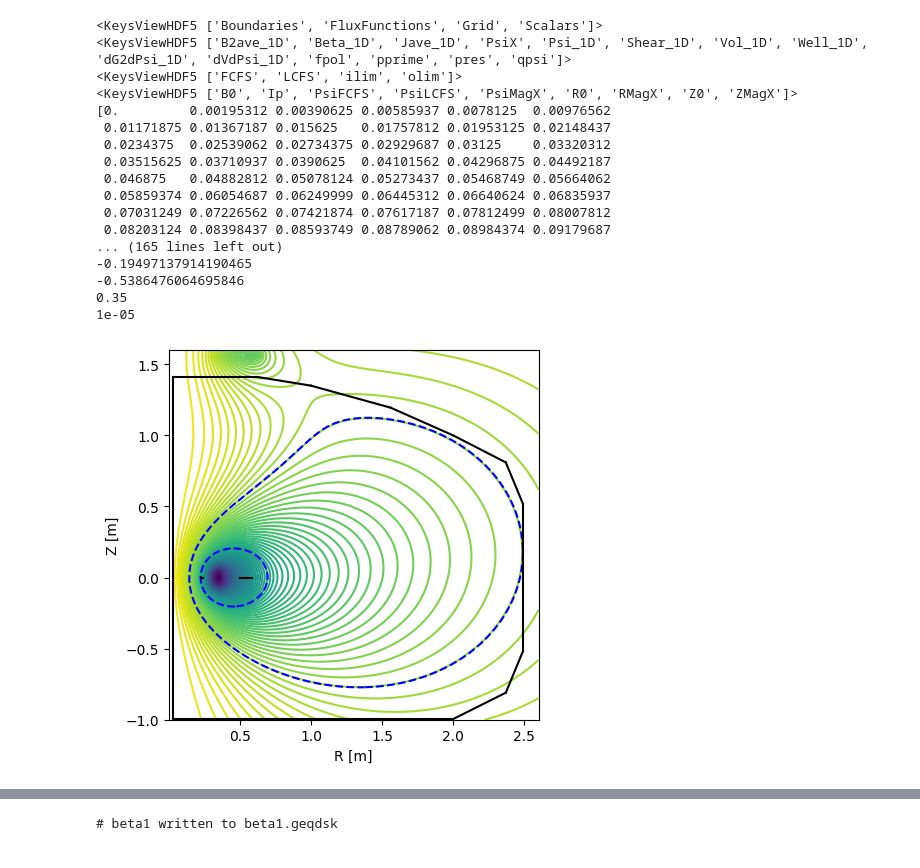
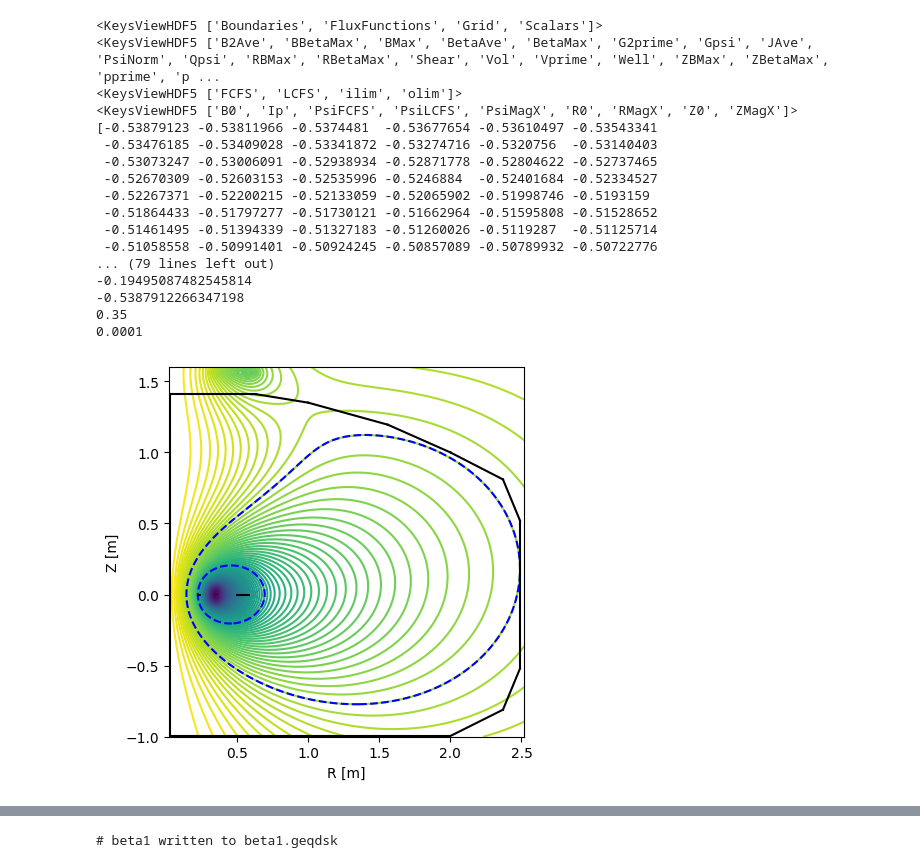
Before and after one commit to dgarnier/dipoleq, a Jupyter notebook: postprocess/hdf2efit.ipynb, the cells around one changed output, grey strips where cells are left out. Cells and saved outputs as stored; diff of their text form; code cells hidden in the pictures.

```diff
--- a/postprocess/hdf2efit.ipynb
+++ b/postprocess/hdf2efit.ipynb
@@ -11,7 +11,7 @@ with h5py.File('../Testing/beta1.h5','r') as h5f:
     S = h5f['/Scalars']
     print(S.keys())
     #print(FF["PsiX"][()])
-    print(FF["Psi_1D"][()])
+    print(FF["psi"][()])
     print(h5f['Scalars/PsiMagX'][()])
     print(h5f["Scalars/PsiLCFS"][()])
     print(h5f["Scalars/PsiFCFS"][()])
@@ -19,43 +19,43 @@ with h5py.File('../Testing/beta1.h5','r') as h5f:
     print(h5f["Scalars/B0"][()])
 # %% [output]
 <KeysViewHDF5 ['Boundaries', 'FluxFunctions', 'Grid', 'Scalars']>
-<KeysViewHDF5 ['B2ave_1D', 'Beta_1D', 'Jave_1D', 'PsiX', 'Psi_1D', 'Shear_1D', 'Vol_1D', 'Well_1D', 'dG2dPsi_1D', 'dVdPsi_1D', 'fpol', 'pprime', 'pres', 'qpsi']>
+<KeysViewHDF5 ['B2Ave', 'BBetaMax', 'BMax', 'BetaAve', 'BetaMax', 'G2prime', 'Gpsi', 'JAve', 'PsiNorm', 'Qpsi', 'RBMax', 'RBetaMax', 'Shear', 'Vol', 'Vprime', 'Well', 'ZBMax', 'ZBetaMax', 'pprime', 'p ...
 <KeysViewHDF5 ['FCFS', 'LCFS', 'ilim', 'olim']>
 <KeysViewHDF5 ['B0', 'Ip', 'PsiFCFS', 'PsiLCFS', 'PsiMagX', 'R0', 'RMagX', 'Z0', 'ZMagX']>
-[0.         0.00195312 0.00390625 0.00585937 0.0078125  0.00976562
- 0.01171875 0.01367187 0.015625   0.01757812 0.01953125 0.02148437
- 0.0234375  0.02539062 0.02734375 0.02929687 0.03125    0.03320312
- 0.03515625 0.03710937 0.0390625  0.04101562 0.04296875 0.04492187
- 0.046875   0.04882812 0.05078124 0.05273437 0.05468749 0.05664062
- 0.05859374 0.06054687 0.06249999 0.06445312 0.06640624 0.06835937
- 0.07031249 0.07226562 0.07421874 0.07617187 0.07812499 0.08007812
- 0.08203124 0.08398437 0.08593749 0.08789062 0.08984374 0.09179687
-... (165 lines left out)
--0.19497137914190465
--0.5386476064695846
+[-0.53879123 -0.53811966 -0.5374481  -0.53677654 -0.53610497 -0.53543341
+ -0.53476185 -0.53409028 -0.53341872 -0.53274716 -0.5320756  -0.53140403
+ -0.53073247 -0.53006091 -0.52938934 -0.52871778 -0.52804622 -0.52737465
+ -0.52670309 -0.52603153 -0.52535996 -0.5246884  -0.52401684 -0.52334527
+ -0.52267371 -0.52200215 -0.52133059 -0.52065902 -0.51998746 -0.5193159
+ -0.51864433 -0.51797277 -0.51730121 -0.51662964 -0.51595808 -0.51528652
+ -0.51461495 -0.51394339 -0.51327183 -0.51260026 -0.5119287  -0.51125714
+ -0.51058558 -0.50991401 -0.50924245 -0.50857089 -0.50789932 -0.50722776
+... (79 lines left out)
+-0.19495087482545814
+-0.5387912266347198
 0.35
-1e-05
+0.0001
 # %%
 def plot_h5eq(h5eq):
     import matplotlib.pyplot as plt
     fig,ax = plt.subplots()
     ax.contour(h5eq['Grid']['R'],h5eq['Grid']['Z'],h5eq['Grid']['Psi'],100)
     ax.set_xlabel(f'R [{h5eq["Grid"]["R"].attrs["UNITS"].decode()}]')
     ax.set_ylabel(f'Z [{h5eq["Grid"]["Z"].attrs["UNITS"].decode()}]')
     ax.set_aspect('equal')
     ax.plot(h5eq['Boundaries']['LCFS'][:,0],h5eq['Boundaries']['LCFS'][:,1],'b--')
     ax.plot(h5eq["Boundaries"]["FCFS"][:, 0], h5eq["Boundaries"]["FCFS"][:, 1], "b--")
     ilim = h5eq["Boundaries"]["ilim"]
-    olim = h5eq["Boundaries"]["lim"]
+    olim = h5eq["Boundaries"]["olim"]
     for lim in [ilim, olim]:
         for i in range(lim.shape[0]):
             ax.plot(lim[i, :, 0], lim[i, :, 1], "k-")
 
 
 with h5py.File('../Testing/beta1.h5','r') as h5f:
     plot_h5eq(h5f)
 # %% [output]
-[figure, old version]
+[figure, new version]
 # %%
 def plot_h5eq_ff(h5eq):
     import matplotlib.pyplot as plt
```
Also changed, not shown: parts of 6 cells of this notebook, 5 other files.
